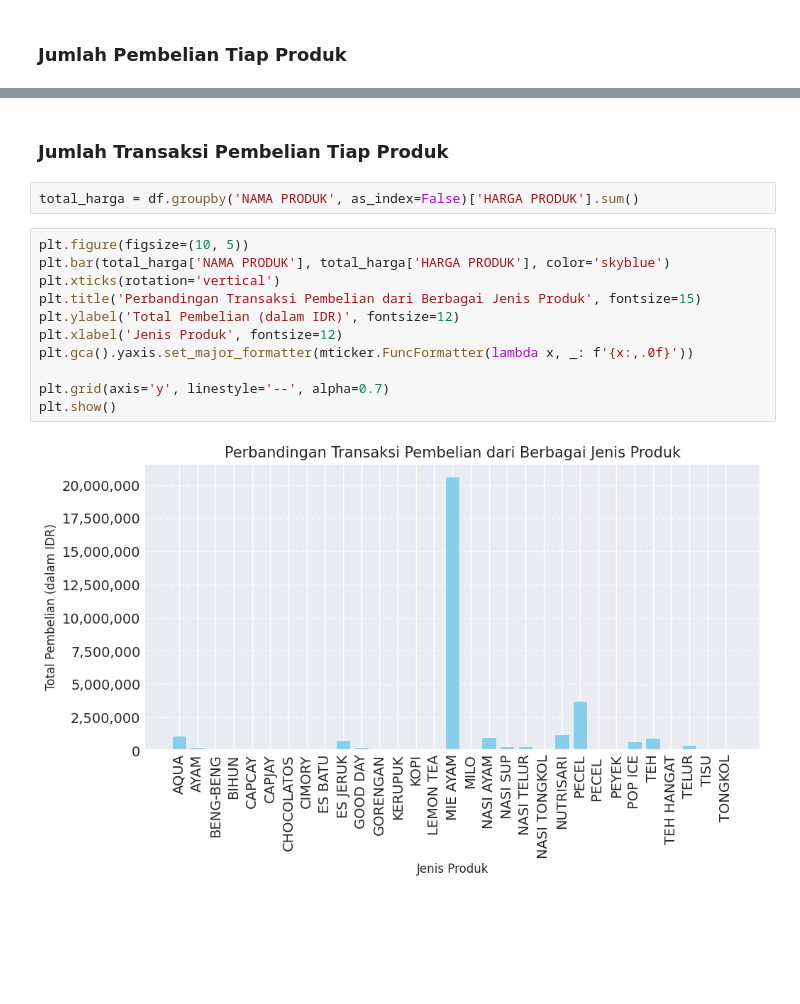
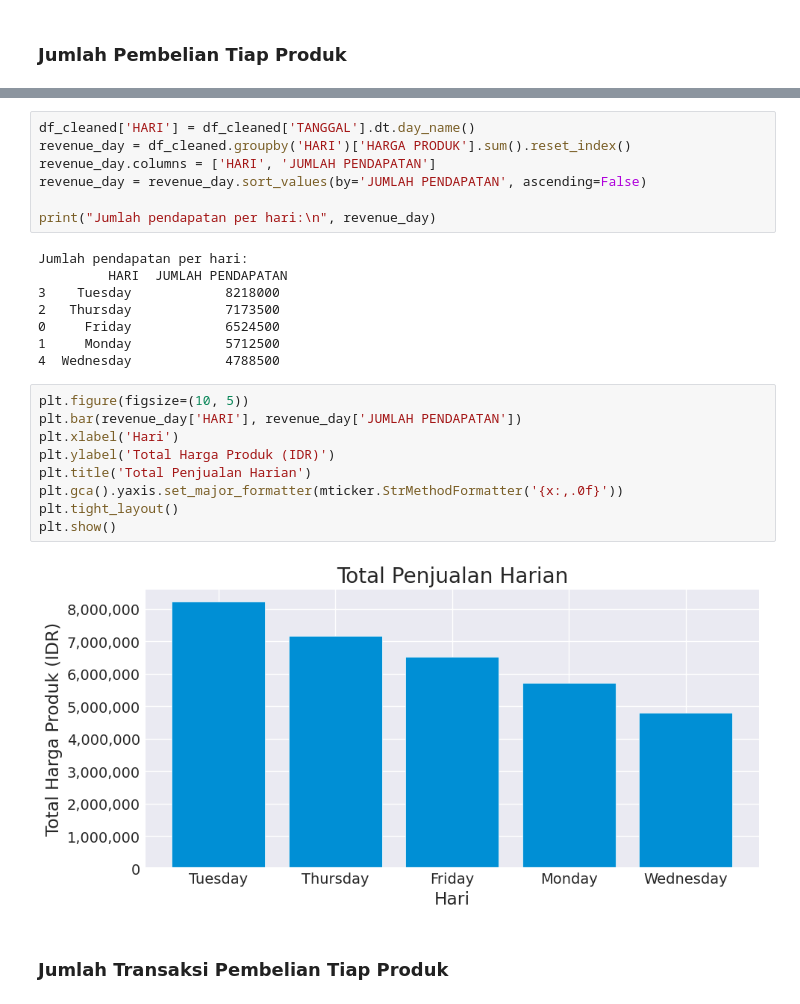
Before and after one commit to chalistahazizah/Sales_Analysis, a Jupyter notebook: ANALISIS_PENJUALAN_WARUNG_BU_YUNI.ipynb, the cells around one changed output, grey strips where cells are left out. Saved outputs shown, nothing was run; the diff lists cells and outputs as text; blank space fills up the shorter version.

```diff
--- a/ANALISIS_PENJUALAN_WARUNG_BU_YUNI.ipynb
+++ b/ANALISIS_PENJUALAN_WARUNG_BU_YUNI.ipynb
@@ -200,17 +238,28 @@ plt.show()
+# %%
+df_cleaned['HARI'] = df_cleaned['TANGGAL'].dt.day_name()
+revenue_day = df_cleaned.groupby('HARI')['HARGA PRODUK'].sum().reset_index()
+revenue_day.columns = ['HARI', 'JUMLAH PENDAPATAN']
+revenue_day = revenue_day.sort_values(by='JUMLAH PENDAPATAN', ascending=False)
+
+print("Jumlah pendapatan per hari:\n", revenue_day)
+# %% [output]
+Jumlah pendapatan per hari:
+         HARI  JUMLAH PENDAPATAN
+3    Tuesday            8218000
+2   Thursday            7173500
+0     Friday            6524500
+1     Monday            5712500
+4  Wednesday            4788500
+# %%
+plt.figure(figsize=(10, 5))
+plt.bar(revenue_day['HARI'], revenue_day['JUMLAH PENDAPATAN'])
+plt.xlabel('Hari')
+plt.ylabel('Total Harga Produk (IDR)')
+plt.title('Total Penjualan Harian')
+plt.gca().yaxis.set_major_formatter(mticker.StrMethodFormatter('{x:,.0f}'))
+plt.tight_layout()
+plt.show()
+# %% [output]
+[figure, added]
 # %% [markdown]
 ### **Jumlah Transaksi Pembelian Tiap Produk**
-# %%
-total_harga = df.groupby('NAMA PRODUK', as_index=False)['HARGA PRODUK'].sum()
-# %%
-plt.figure(figsize=(10, 5))
-plt.bar(total_harga['NAMA PRODUK'], total_harga['HARGA PRODUK'], color='skyblue')
-plt.xticks(rotation='vertical')
-plt.title('Perbandingan Transaksi Pembelian dari Berbagai Jenis Produk', fontsize=15)
-plt.ylabel('Total Pembelian (dalam IDR)', fontsize=12)
-plt.xlabel('Jenis Produk', fontsize=12)
-plt.gca().yaxis.set_major_formatter(mticker.FuncFormatter(lambda x, _: f'{x:,.0f}'))
-
-plt.grid(axis='y', linestyle='--', alpha=0.7)
-plt.show()
-# %% [output]
-[figure, removed]
```
Also changed, not shown: parts of 21 cells of this notebook.
